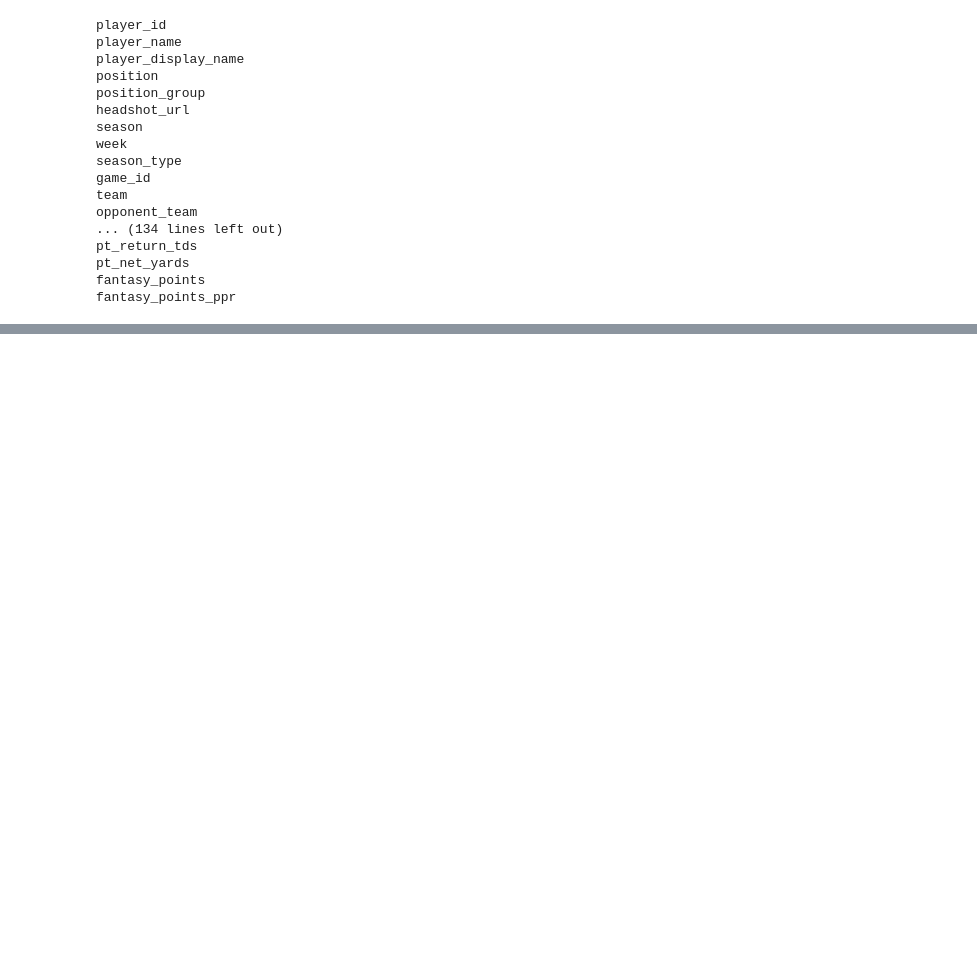
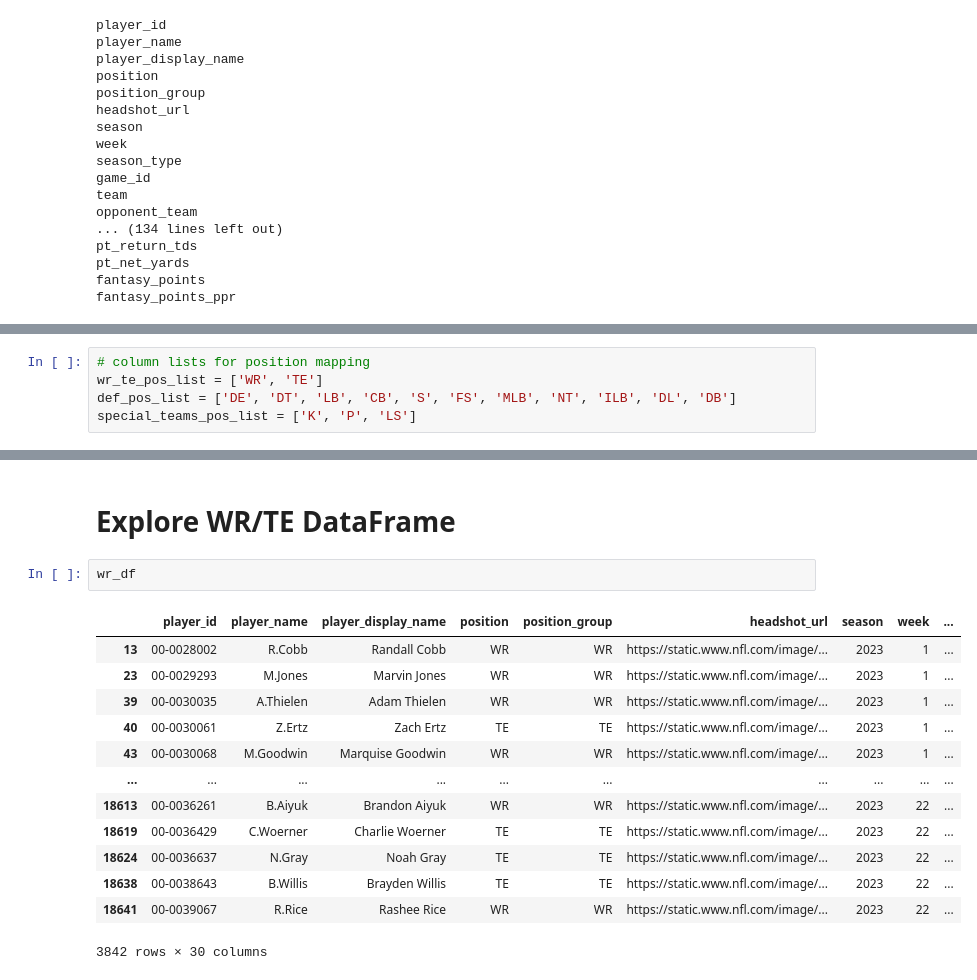
Before and after one commit to rya000667/public-fantast-football-analytics, a Jupyter notebook: expore-api-sports-notebook.ipynb, the cells around one changed output, grey strips where cells are left out. Drawn from its saved outputs; the diff is of its cells as text; blank space fills up the shorter version.

```diff
--- a/expore-api-sports-notebook.ipynb
+++ b/expore-api-sports-notebook.ipynb
@@ -378,0 +664,5 @@ DEFENSE <br>
+# %%
+# column lists for position mapping
+wr_te_pos_list = ['WR', 'TE']
+def_pos_list = ['DE', 'DT', 'LB', 'CB', 'S', 'FS', 'MLB', 'NT', 'ILB', 'DL', 'DB']
+special_teams_pos_list = ['K', 'P', 'LS']
@@ -378,0 +725,18 @@ DEFENSE <br>
+# %% [markdown]
+# Explore WR/TE DataFrame
+# %%
+wr_df
+# %% [output]
+|  | player_id | player_name | player_display_name | position | position_group | headshot_url | season | week | ... |
+| 13 | 00-0028002 | R.Cobb | Randall Cobb | WR | WR | https://static.www.nfl.com/image/... | 2023 | 1 | ... |
+| 23 | 00-0029293 | M.Jones | Marvin Jones | WR | WR | https://static.www.nfl.com/image/... | 2023 | 1 | ... |
+| 39 | 00-0030035 | A.Thielen | Adam Thielen | WR | WR | https://static.www.nfl.com/image/... | 2023 | 1 | ... |
+| 40 | 00-0030061 | Z.Ertz | Zach Ertz | TE | TE | https://static.www.nfl.com/image/... | 2023 | 1 | ... |
+| 43 | 00-0030068 | M.Goodwin | Marquise Goodwin | WR | WR | https://static.www.nfl.com/image/... | 2023 | 1 | ... |
+| ... | ... | ... | ... | ... | ... | ... | ... | ... | ... |
+| 18613 | 00-0036261 | B.Aiyuk | Brandon Aiyuk | WR | WR | https://static.www.nfl.com/image/... | 2023 | 22 | ... |
+| 18619 | 00-0036429 | C.Woerner | Charlie Woerner | TE | TE | https://static.www.nfl.com/image/... | 2023 | 22 | ... |
+| 18624 | 00-0036637 | N.Gray | Noah Gray | TE | TE | https://static.www.nfl.com/image/... | 2023 | 22 | ... |
+| 18638 | 00-0038643 | B.Willis | Brayden Willis | TE | TE | https://static.www.nfl.com/image/... | 2023 | 22 | ... |
+| 18641 | 00-0039067 | R.Rice | Rashee Rice | WR | WR | https://static.www.nfl.com/image/... | 2023 | 22 | ... |
+3842 rows × 30 columns
```
Also changed, not shown: parts of 11 cells of this notebook.
